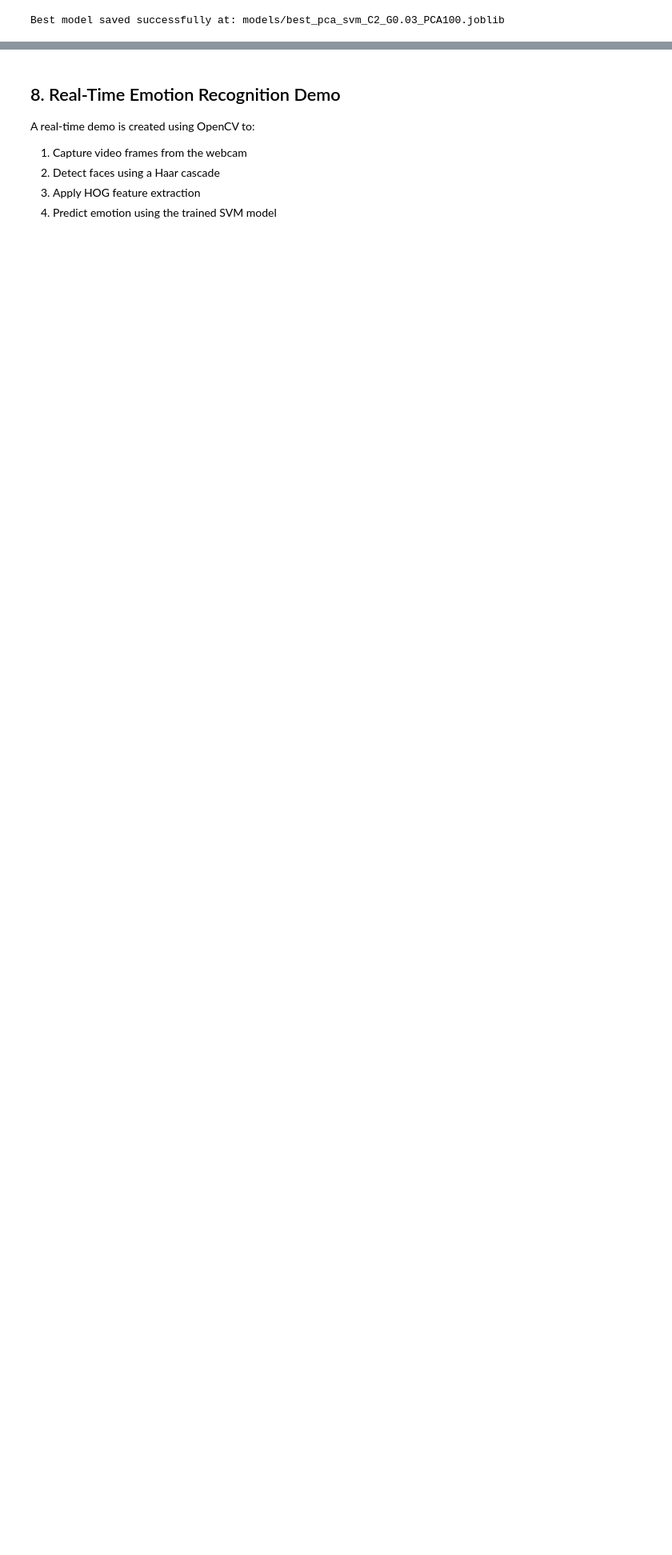
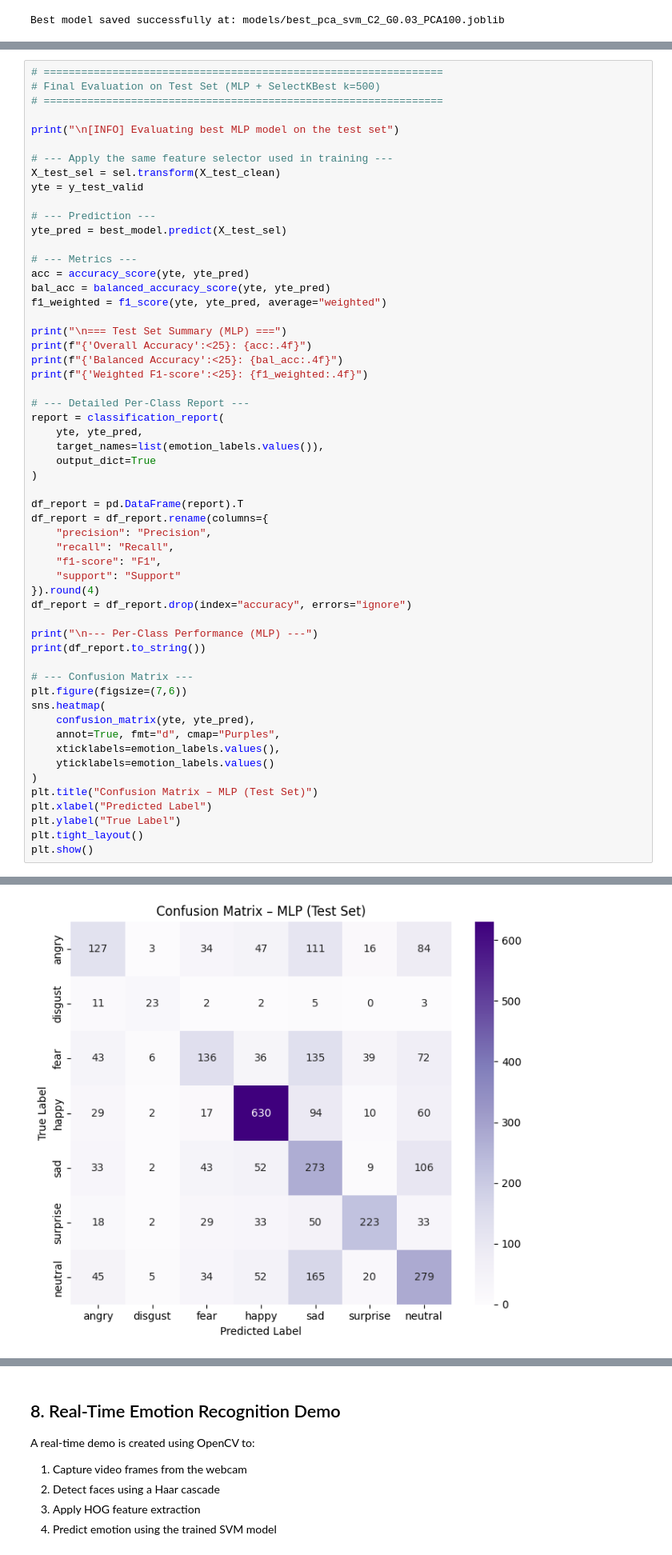
Before and after one commit to shivunchinniah/ml_emotion_recognition, a Jupyter notebook: New_emotion_reg.ipynb, the cells around one changed output, grey strips where cells are left out. Shown at 80% size. Cells and saved outputs as stored; diff of their text form; blank space fills up the shorter version.

```diff
--- a/New_emotion_reg.ipynb
+++ b/New_emotion_reg.ipynb
@@ -1553,0 +1802,57 @@ Best model saved successfully at: models/best_pca_svm_C2_G0.03_PCA100.joblib
+# %%
+# ================================================================
+# Final Evaluation on Test Set (MLP + SelectKBest k=500)
+# ================================================================
+
+print("\n[INFO] Evaluating best MLP model on the test set")
+
+# --- Apply the same feature selector used in training ---
+X_test_sel = sel.transform(X_test_clean)
+yte = y_test_valid
+
+# --- Prediction ---
+yte_pred = best_model.predict(X_test_sel)
+
+# --- Metrics ---
+acc = accuracy_score(yte, yte_pred)
+bal_acc = balanced_accuracy_score(yte, yte_pred)
+f1_weighted = f1_score(yte, yte_pred, average="weighted")
+
+print("\n=== Test Set Summary (MLP) ===")
+print(f"{'Overall Accuracy':<25}: {acc:.4f}")
+print(f"{'Balanced Accuracy':<25}: {bal_acc:.4f}")
+print(f"{'Weighted F1-score':<25}: {f1_weighted:.4f}")
+
+# --- Detailed Per-Class Report ---
+report = classification_report(
+    yte, yte_pred,
+    target_names=list(emotion_labels.values()),
+    output_dict=True
+)
+
+df_report = pd.DataFrame(report).T
+df_report = df_report.rename(columns={
+    "precision": "Precision",
+    "recall": "Recall",
+    "f1-score": "F1",
+    "support": "Support"
+}).round(4)
+df_report = df_report.drop(index="accuracy", errors="ignore")
+
+print("\n--- Per-Class Performance (MLP) ---")
+print(df_report.to_string())
+
+# --- Confusion Matrix ---
+plt.figure(figsize=(7,6))
+sns.heatmap(
+    confusion_matrix(yte, yte_pred),
+    annot=True, fmt="d", cmap="Purples",
+    xticklabels=emotion_labels.values(),
+    yticklabels=emotion_labels.values()
+)
+plt.title("Confusion Matrix – MLP (Test Set)")
+plt.xlabel("Predicted Label")
+plt.ylabel("True Label")
+plt.tight_layout()
+plt.show()
+# %% [output]
@@ -1553,0 +1877 @@ Best model saved successfully at: models/best_pca_svm_C2_G0.03_PCA100.joblib
+[figure, added]
```
Also changed, not shown: parts of 14 cells of this notebook, 2 other files.
